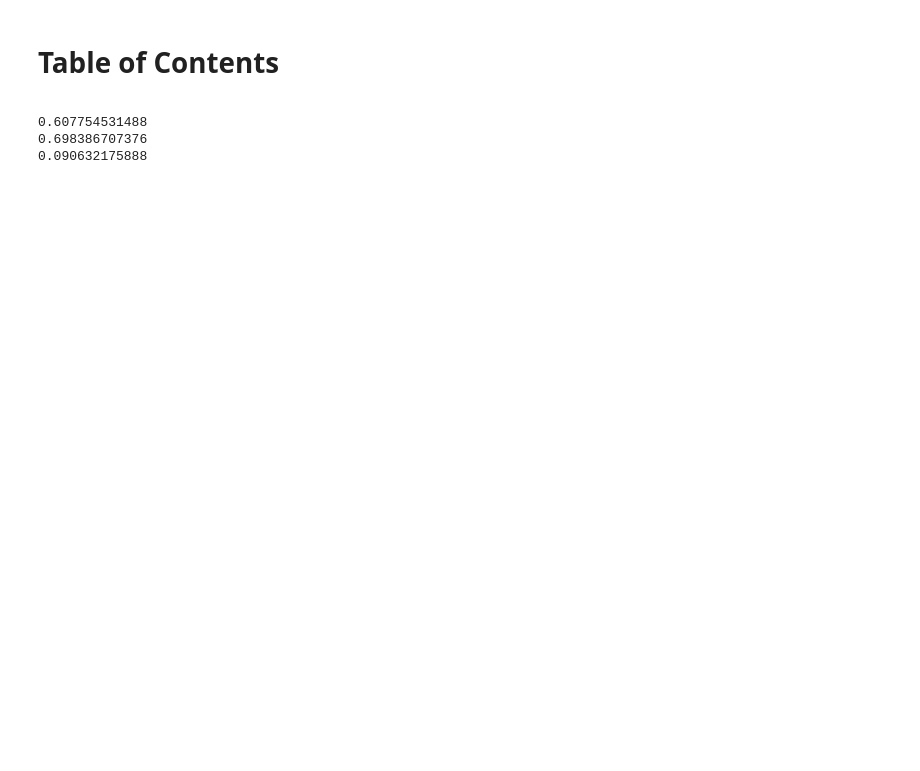
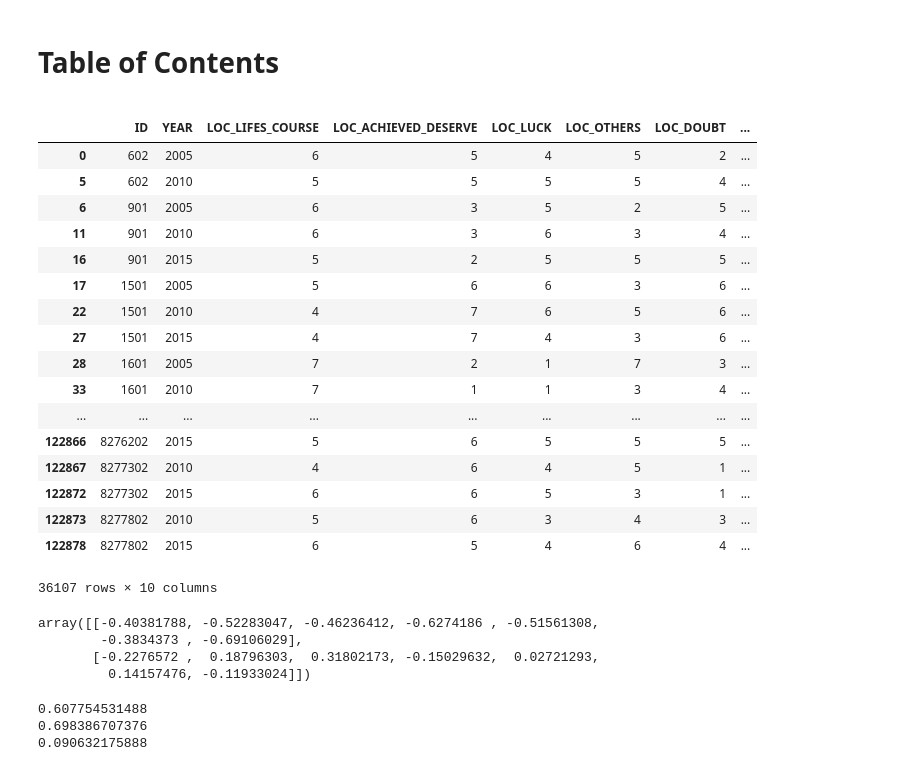
Before and after one commit to tobiasraabe/loc, a Jupyter notebook: src/exploration/explore_fa.ipynb, the cells around one changed output. Cells and saved outputs as stored; diff of their text form; code cells hidden in the pictures; blank space fills up the shorter version.

```diff
--- a/src/exploration/explore_fa.ipynb
+++ b/src/exploration/explore_fa.ipynb
@@ -18,0 +20,21 @@ loc_container = joblib.load('../../bld/out/data/loc_container.pkl')
+# %%
+loc_container['data']
+# %% [output]
+|  | ID | YEAR | LOC_LIFES_COURSE | LOC_ACHIEVED_DESERVE | LOC_LUCK | LOC_OTHERS | LOC_DOUBT | ... |
+| 0 | 602 | 2005 | 6 | 5 | 4 | 5 | 2 | ... |
+| 5 | 602 | 2010 | 5 | 5 | 5 | 5 | 4 | ... |
+| 6 | 901 | 2005 | 6 | 3 | 5 | 2 | 5 | ... |
+| 11 | 901 | 2010 | 6 | 3 | 6 | 3 | 4 | ... |
+| 16 | 901 | 2015 | 5 | 2 | 5 | 5 | 5 | ... |
+| 17 | 1501 | 2005 | 5 | 6 | 6 | 3 | 6 | ... |
+| 22 | 1501 | 2010 | 4 | 7 | 6 | 5 | 6 | ... |
+| 27 | 1501 | 2015 | 4 | 7 | 4 | 3 | 6 | ... |
+| 28 | 1601 | 2005 | 7 | 2 | 1 | 7 | 3 | ... |
+| 33 | 1601 | 2010 | 7 | 1 | 1 | 3 | 4 | ... |
+| ... | ... | ... | ... | ... | ... | ... | ... | ... |
+| 122866 | 8276202 | 2015 | 5 | 6 | 5 | 5 | 5 | ... |
+| 122867 | 8277302 | 2010 | 4 | 6 | 4 | 5 | 1 | ... |
+| 122872 | 8277302 | 2015 | 6 | 6 | 5 | 3 | 1 | ... |
+| 122873 | 8277802 | 2010 | 5 | 6 | 3 | 4 | 3 | ... |
+| 122878 | 8277802 | 2015 | 6 | 5 | 4 | 6 | 4 | ... |
+36107 rows × 10 columns
@@ -19,3 +45,10 @@ loc_container = joblib.load('../../bld/out/data/loc_container.pkl')
+# %%
+fa.components_
+# %% [output]
+array([[-0.40381788, -0.52283047, -0.46236412, -0.6274186 , -0.51561308,
+        -0.3834373 , -0.69106029],
+       [-0.2276572 ,  0.18796303,  0.31802173, -0.15029632,  0.02721293,
+         0.14157476, -0.11933024]])
 # %%
 print(loc_container['cronbachs_alpha_ten'])
 print(loc_container['cronbachs_alpha_seven'])
```
Also changed, not shown: parts of 4 cells of this notebook, 9 other files.
